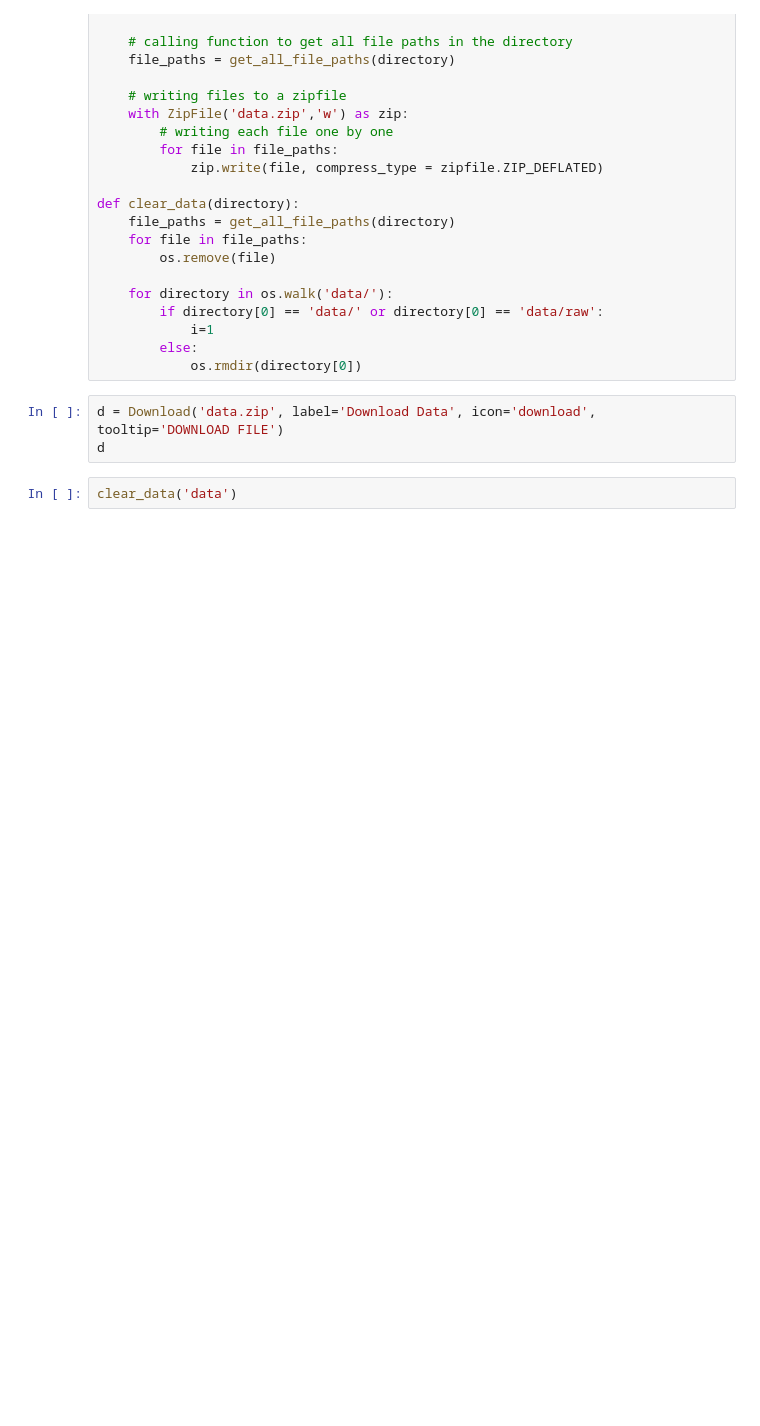
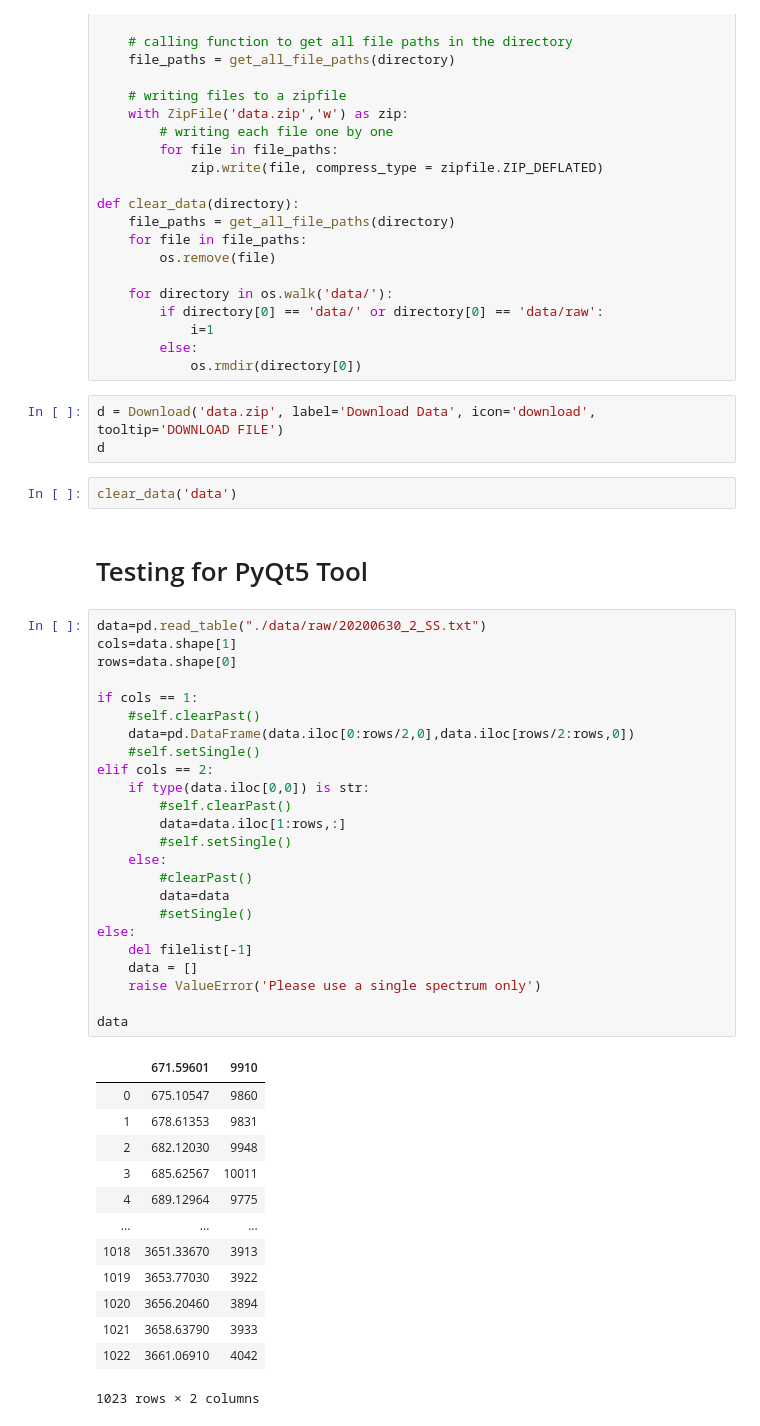
Before and after one commit to nanoMFG/GSA-Raman, a Jupyter notebook: graft.ipynb, the cells around one changed output. Saved outputs shown, nothing was run; the diff lists cells and outputs as text; blank space fills up the shorter version.

```diff
--- a/graft.ipynb
+++ b/graft.ipynb
@@ -586,3 +586,43 @@ d = Download('data.zip', label='Download Data', icon='download', tooltip='DOWNLO
 d
 # %%
 clear_data('data')
+# %% [markdown]
+# Testing for PyQt5 Tool
+# %%
+data=pd.read_table("./data/raw/20200630_2_SS.txt")
+cols=data.shape[1]
+rows=data.shape[0]
+
+if cols == 1:
+    #self.clearPast()
+    data=pd.DataFrame(data.iloc[0:rows/2,0],data.iloc[rows/2:rows,0])
+    #self.setSingle()
+elif cols == 2:
+    if type(data.iloc[0,0]) is str:
+        #self.clearPast()
+        data=data.iloc[1:rows,:]
+        #self.setSingle()
+    else:
+        #clearPast()
+        data=data
+        #setSingle()
+else:
+    del filelist[-1]
+    data = []
+    raise ValueError('Please use a single spectrum only')
+
+data
+# %% [output]
+|  | 671.59601 | 9910 |
+| 0 | 675.10547 | 9860 |
+| 1 | 678.61353 | 9831 |
+| 2 | 682.12030 | 9948 |
+| 3 | 685.62567 | 10011 |
+| 4 | 689.12964 | 9775 |
+| ... | ... | ... |
+| 1018 | 3651.33670 | 3913 |
+| 1019 | 3653.77030 | 3922 |
+| 1020 | 3656.20460 | 3894 |
+| 1021 | 3658.63790 | 3933 |
+| 1022 | 3661.06910 | 4042 |
+1023 rows × 2 columns
```
Also changed, not shown: parts of 7 cells of this notebook, 1 other file.
